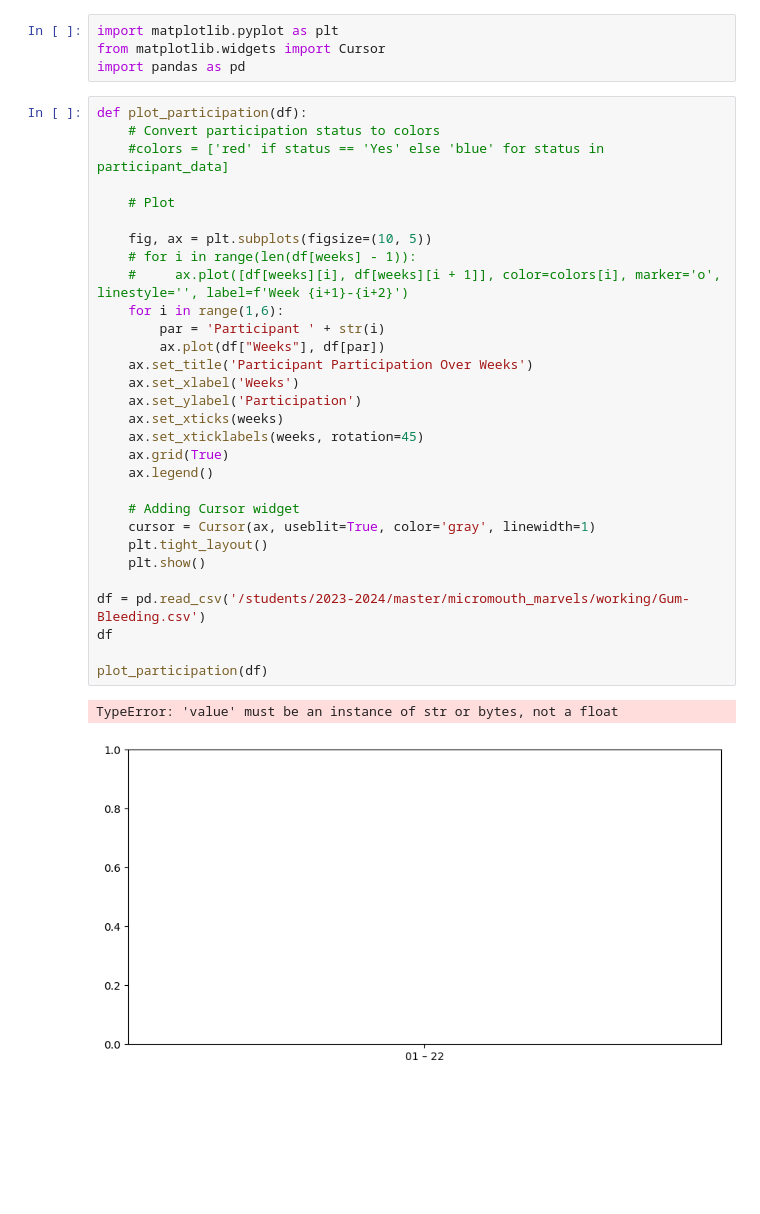
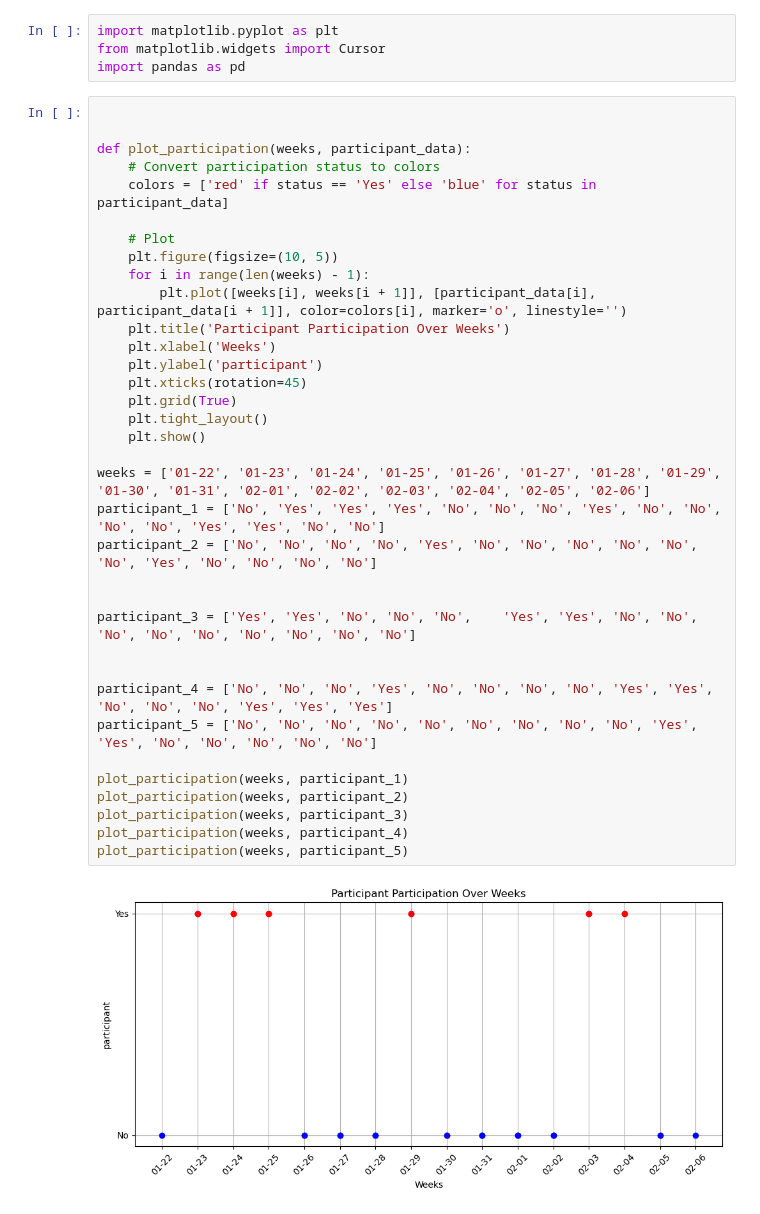
Before and after one commit to MicroMouth-Marvels/MicroMouth--Marvels, a Jupyter notebook: gum_bleeding_plot.ipynb, the cells around one changed output. Drawn from its saved outputs; the diff is of its cells as text; blank space fills up the shorter version.

Commit message:
ploted Gum bleeding manually

```diff
--- a/gum_bleeding_plot.ipynb
+++ b/gum_bleeding_plot.ipynb
@@ -2,36 +2,40 @@
 import matplotlib.pyplot as plt
 from matplotlib.widgets import Cursor
 import pandas as pd
-# %%
-def plot_participation(df):
-    # Convert participation status to colors
-    #colors = ['red' if status == 'Yes' else 'blue' for status in participant_data]
-
-    # Plot
-
-    fig, ax = plt.subplots(figsize=(10, 5))
-    # for i in range(len(df[weeks] - 1)):
-    #     ax.plot([df[weeks][i], df[weeks][i + 1]], color=colors[i], marker='o', linestyle='', label=f'Week {i+1}-{i+2}')
-    for i in range(1,6):
-        par = 'Participant ' + str(i)
-        ax.plot(df["Weeks"], df[par])
-    ax.set_title('Participant Participation Over Weeks')
-    ax.set_xlabel('Weeks')
-    ax.set_ylabel('Participation')
-    ax.set_xticks(weeks)
-    ax.set_xticklabels(weeks, rotation=45)
-    ax.grid(True)
-    ax.legend()
-
-    # Adding Cursor widget
-    cursor = Cursor(ax, useblit=True, color='gray', linewidth=1)
-    plt.tight_layout()
-    plt.show()
-
-df = pd.read_csv('/students/2023-2024/master/micromouth_marvels/working/Gum-Bleeding.csv')
-df
-
-plot_participation(df)
-# %% [output]
-TypeError: 'value' must be an instance of str or bytes, not a float
-[figure, removed]
+# %%
+
+
+def plot_participation(weeks, participant_data):
+    # Convert participation status to colors
+    colors = ['red' if status == 'Yes' else 'blue' for status in participant_data]
+
+    # Plot
+    plt.figure(figsize=(10, 5))
+    for i in range(len(weeks) - 1):
+        plt.plot([weeks[i], weeks[i + 1]], [participant_data[i], participant_data[i + 1]], color=colors[i], marker='o', linestyle='')
+    plt.title('Participant Participation Over Weeks')
+    plt.xlabel('Weeks')
+    plt.ylabel('participant')
+    plt.xticks(rotation=45)
+    plt.grid(True)
+    plt.tight_layout()
+    plt.show()
+
+weeks = ['01-22', '01-23', '01-24', '01-25', '01-26', '01-27', '01-28', '01-29', '01-30', '01-31', '02-01', '02-02', '02-03', '02-04', '02-05', '02-06']
+participant_1 = ['No', 'Yes', 'Yes', 'Yes', 'No', 'No', 'No', 'Yes', 'No', 'No', 'No', 'No', 'Yes', 'Yes', 'No', 'No']
+participant_2 = ['No', 'No', 'No', 'No', 'Yes', 'No', 'No', 'No', 'No', 'No', 'No', 'Yes', 'No', 'No', 'No', 'No']
+
+
+participant_3 = ['Yes', 'Yes', 'No', 'No', 'No',    'Yes', 'Yes', 'No', 'No', 'No', 'No', 'No', 'No', 'No', 'No', 'No']
+
+
+participant_4 = ['No', 'No', 'No', 'Yes', 'No', 'No', 'No', 'No', 'Yes', 'Yes', 'No', 'No', 'No', 'Yes', 'Yes', 'Yes']
+participant_5 = ['No', 'No', 'No', 'No', 'No', 'No', 'No', 'No', 'No', 'Yes', 'Yes', 'No', 'No', 'No', 'No', 'No']
+
+plot_participation(weeks, participant_1)
+plot_participation(weeks, participant_2)
+plot_participation(weeks, participant_3)
+plot_participation(weeks, participant_4)
+plot_participation(weeks, participant_5)
+# %% [output]
+[figure, added]
```
Also changed, not shown: parts of 2 cells of this notebook.
